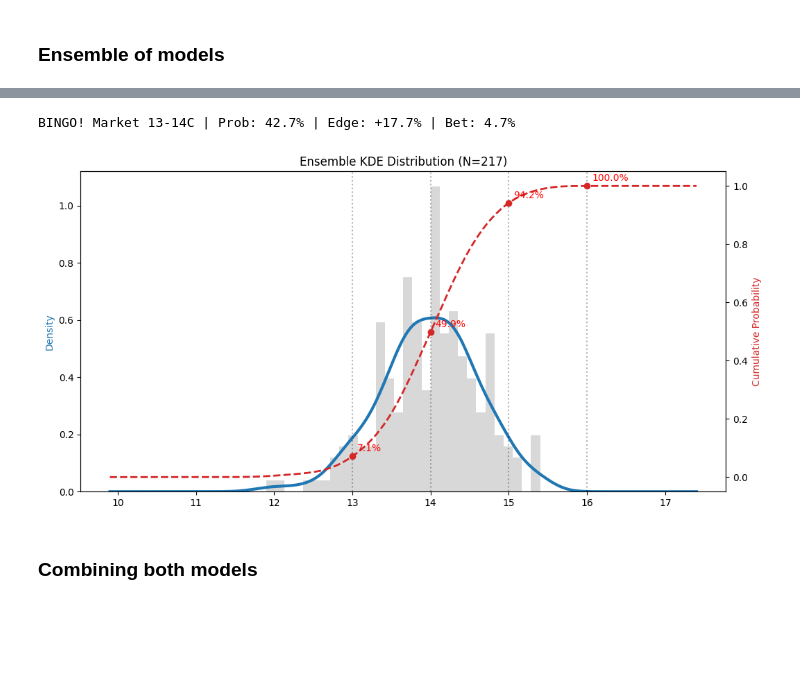
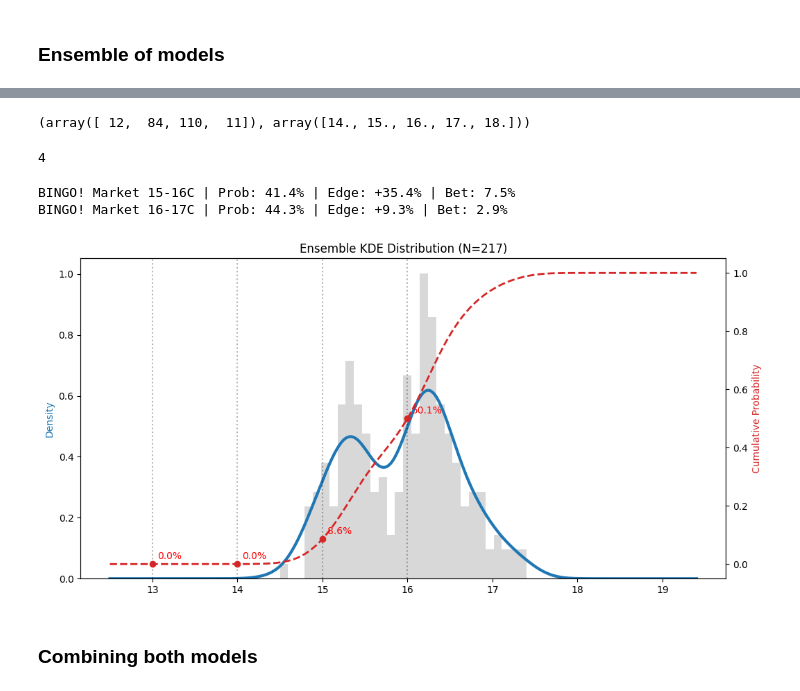
Before and after one commit to emanuel-gf/global-temp-anomaly---daily-max-nasa-esa-era5, a Jupyter notebook: daily_max_temp/forecast/check.ipynb, the cells around one changed output, grey strips where cells are left out. Cells and saved outputs as stored; diff of their text form; code cells hidden in the pictures; blank space fills up the shorter version.

```diff
--- a/daily_max_temp/forecast/check.ipynb
+++ b/daily_max_temp/forecast/check.ipynb
@@ -40,0 +48,9 @@ df_day = df_det.loc[df_det['date'] == "2026-03-17"]
+# %%
+
+def get_most_recent_file(folder):
+    files = os.listdir(folder)
+    def extract_datetime(filename):
+        timestamp_str = Path(filename).stem.split('_',2)[1]
+        return datetime.strptime(timestamp_str, "%Y-%m-%d-%H:%M")
+
+    return max(files, key=extract_datetime)
@@ -59,17 +118,25 @@ def calc_mean_std_deterministic_forecast(temperature:np.ndarray,
     return mu_w, std_w
 # %%
 weights_dict = {'DWD Germany':0.1,
-            'DWD ICON EU':0.1,
-            'ECMWF IFS HRES 9km':0.2,
-            'MeteoFrance ARPEGE Europe': 0.2,
-            'UKMO Global 10km':	0.1,
-            'UKMO UK 2km':0.3}
+                'DWD ICON EU':0.1,
+                'ECMWF IFS HRES 9km':0.2,
+                'MeteoFrance ARPEGE Europe': 0.2,
+                'UKMO Global 10km':	0.1,
+                'UKMO UK 2km':0.3
+                }
+
+analysis_date = "2026-03-20"
+
 
 ## filter the df
-df_day = (df_det.loc[df_det['date'] == "2026-03-17"]).sort_values(by='model') ## import to sort!
+df_day = (df_det.loc[df_det['date'] == analysis_date]).sort_values(
+                                                                    by='model'
+                                                                    ) ## import to sort!
 
+## get the weights
 weights = [weights_dict[i] for i in df_day['model'].values]
 
+## calc mean and std
 mu_w, std_w = calc_mean_std_deterministic_forecast(
     temperature = df_day['temperature'].values,
     weights = weights
@@ -162,8 +311,8 @@ std_final = np.sqrt(std_w**2 + 0.5**2)
 
 # 3. Define the Polymarket you are looking at
 # Example: "Will Tmax be between 14C and 15C?" priced at $0.45
-strike_low, strike_high = 14.0, 15.0
-current_price = 0.45
+strike_low, strike_high = 17.0, 17.9
+current_price = 0.44
 
 # 4. Calculate
 prob, edge = calculate_market_edge(mu_w,
@@ -269 +405,9 @@ row
 1 rows × 218 columns
+# %%
+np.histogram(ensemble_members.reshape(-1),
+            bins = abs(math.floor(ensemble_members.reshape(-1).min()) - math.ceil(ensemble_members.reshape(-1).max())),
+            range=(
+                math.floor(ensemble_members.reshape(-1).min()),math.ceil(ensemble_members.reshape(-1).max())
+            ))
+# %% [output]
+(array([ 12,  84, 110,  11]), array([14., 15., 16., 17., 18.]))
@@ -270,40 +416,46 @@ row
+# %%
+abs(math.floor(ensemble_members.reshape(-1).min()) - math.ceil(ensemble_members.reshape(-1).max()))
+# %% [output]
+4
 # %%
 # filter for date
-target_date = "2026-03-17"
-row = dfens.loc[dfens['date']==target_date]
+target_date = "2026-03-19"
+row = df_ens.loc[df_ens['date']==target_date]
 
 # convert all member columns to a numpy array
 ensemble_members = row.set_index('date').values.astype(float)
 
 # 3. Generate the distribution
 kde_model = calculate_ensemble_distribution(ensemble_members.reshape(-1))
 
 # 4. Market Analysis Loop
 markets = [
-    {'bin': (13, 14), 'price': 0.25},
-    {'bin': (14, 15), 'price': 0.40},
-    {'bin': (15, 16), 'price': 0.20}
+    {'bin': (15, 16), 'price': 0.06},
+    {'bin': (16, 17), 'price': 0.35},
+    {'bin': (17, 18), 'price': 0.44},
+    {'bin': (18, 19), 'price': 0.12}
 ]
 
 for m in markets:
     low, high = m['bin']
     price = m['price']
 
     # Calculate Edge
     prob = get_kde_prob_in_bin(kde_model, low, high)
     edge = prob - price
 
     # Calculate Kelly
     kelly = calculate_kelly_size(prob, price, kelly_fraction=0.2)
 
     if edge > 0.05:
         print(f"BINGO! Market {low}-{high}C | Prob: {prob:.1%} | Edge: {edge:+.1%} | Bet: {kelly:.1%}")
 
 # 5. Visualize
 plot_ensemble_vs_market(kde_model, ensemble_members.reshape(-1), strikes=[13, 14, 15, 16])
 # %% [output]
-BINGO! Market 13-14C | Prob: 42.7% | Edge: +17.7% | Bet: 4.7%
+BINGO! Market 15-16C | Prob: 41.4% | Edge: +35.4% | Bet: 7.5%
+BINGO! Market 16-17C | Prob: 44.3% | Edge: +9.3% | Bet: 2.9%
-[figure, old version]
+[figure, new version]
 # %% [markdown]
 ### Combining both models
 # %%
```
Also changed, not shown: parts of 21 cells of this notebook.
